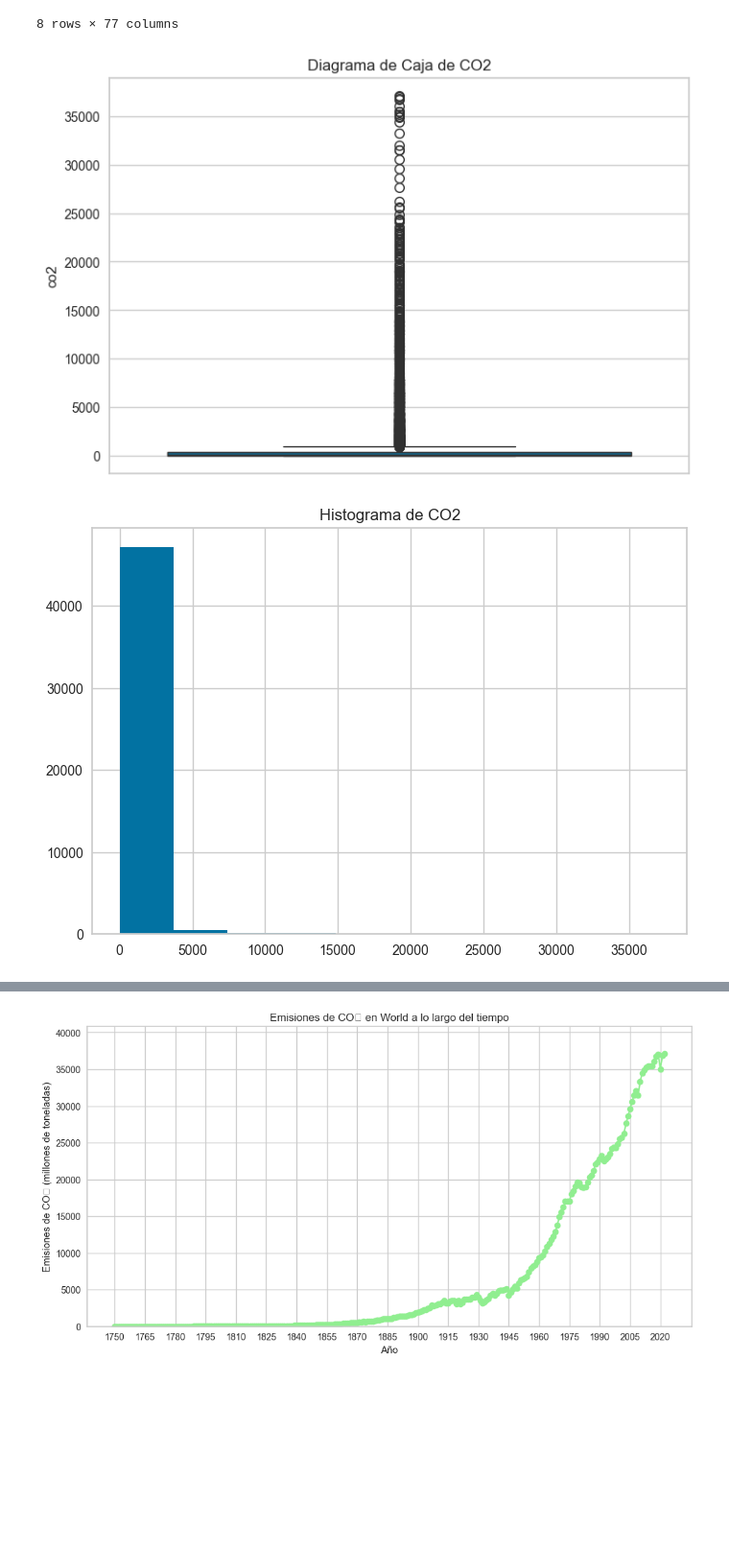
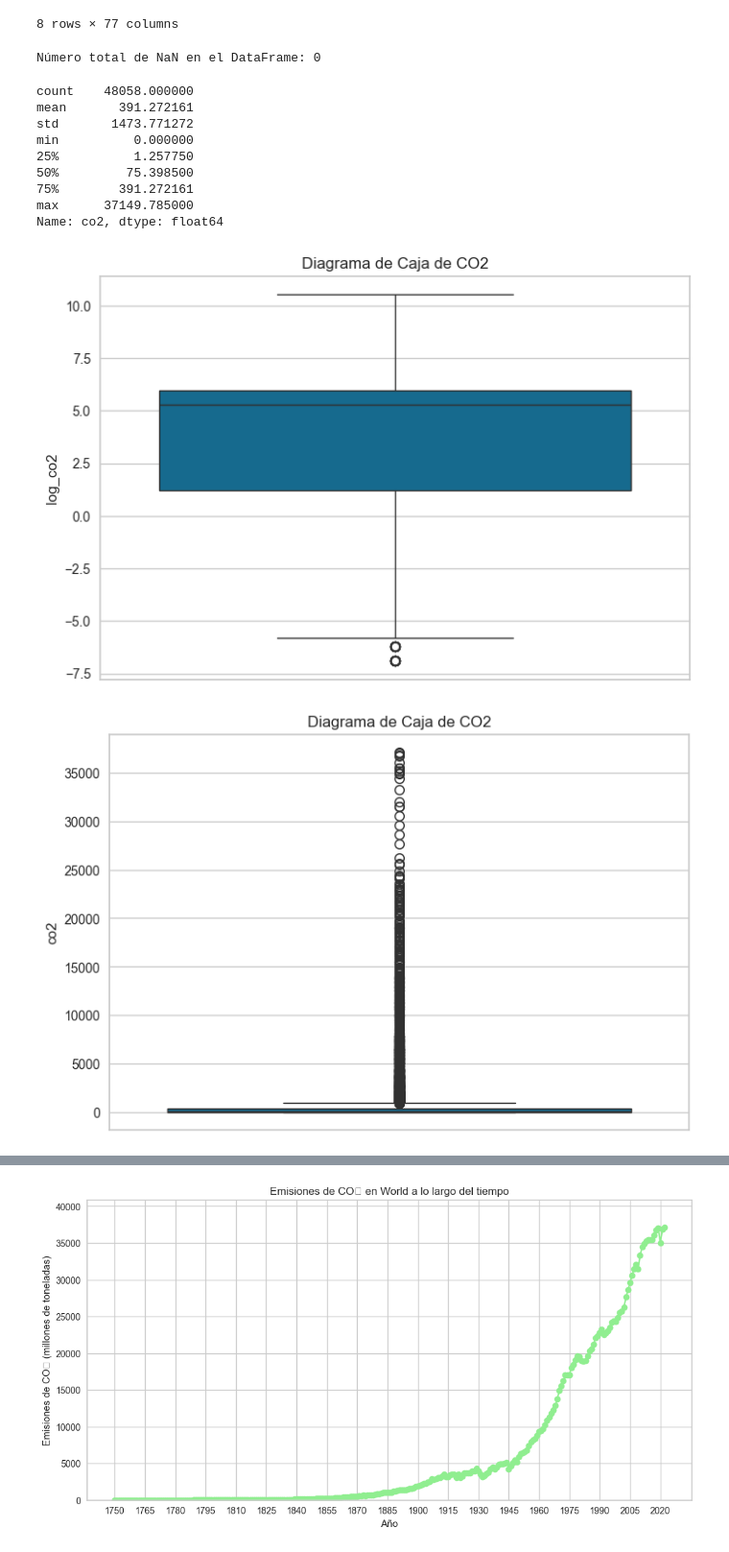
Before and after one commit to LINDAINES213/Data_Mining_Project, a Jupyter notebook: Project.ipynb, the cells around one changed output, grey strips where cells are left out. Shown at 96% size. Drawn from its saved outputs; the diff is of its cells as text; code cells hidden in the pictures; blank space fills up the shorter version.

Commit message:
logaritmic function on co2 and correlation matrix on all numeric variables

```diff
--- a/Project.ipynb
+++ b/Project.ipynb
@@ -92,19 +92,44 @@ numeric_columns = dataframe.select_dtypes(include='number').columns
 
 # Aplicar la conversión a media solo a las columnas numéricas
 df = dataframe[numeric_columns] = dataframe[numeric_columns].fillna(dataframe[numeric_columns].mean())
+
+num_nan = df.isna().sum().sum()
+print("Número total de NaN en el DataFrame:", num_nan)
+# %% [output]
+Número total de NaN en el DataFrame: 0
+# %%
+column_summary = dataframe['co2'].describe()
+column_summary
+# %% [output]
+count    48058.000000
+mean       391.272161
+std       1473.771272
+min          0.000000
+25%          1.257750
+50%         75.398500
+75%        391.272161
+max      37149.785000
+Name: co2, dtype: float64
 # %%
 #Gráficos exploratorios del CO2.
 
 import seaborn as sns
 import matplotlib.pyplot as plt
+
+for column in numeric_columns:
+    dataframe['log_' + column] = np.log(dataframe[column])
+
+sns.boxplot(data=dataframe['log_co2'])
+plt.title("Diagrama de Caja de CO2")
+plt.show()
 
 sns.boxplot(data=dataframe['co2'])
 plt.title("Diagrama de Caja de CO2")
 plt.show()
 
 dataframe['co2'].hist()
 plt.title("Histograma de CO2")
 plt.show()
 # %% [output]
-[figure, old version]
+[figure, new version]
-[figure, old version]
+[figure, new version]
```
Also changed, not shown: parts of 8 cells of this notebook.
